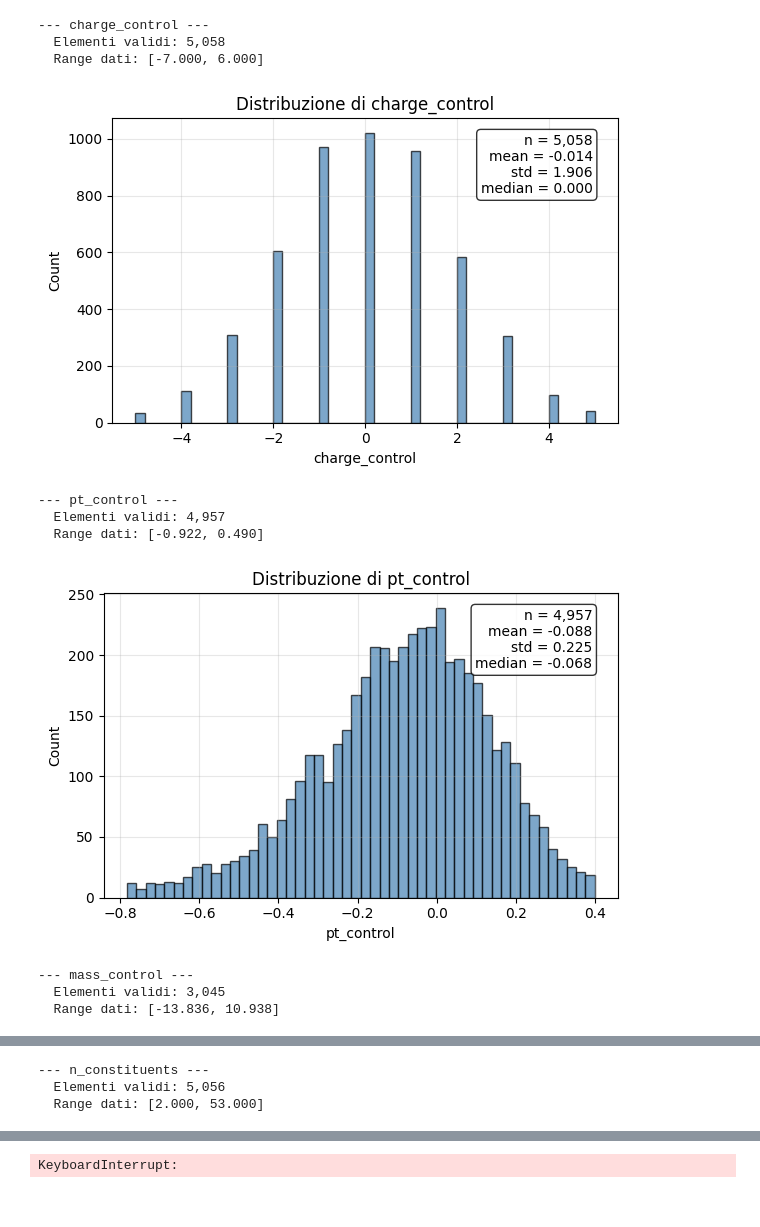
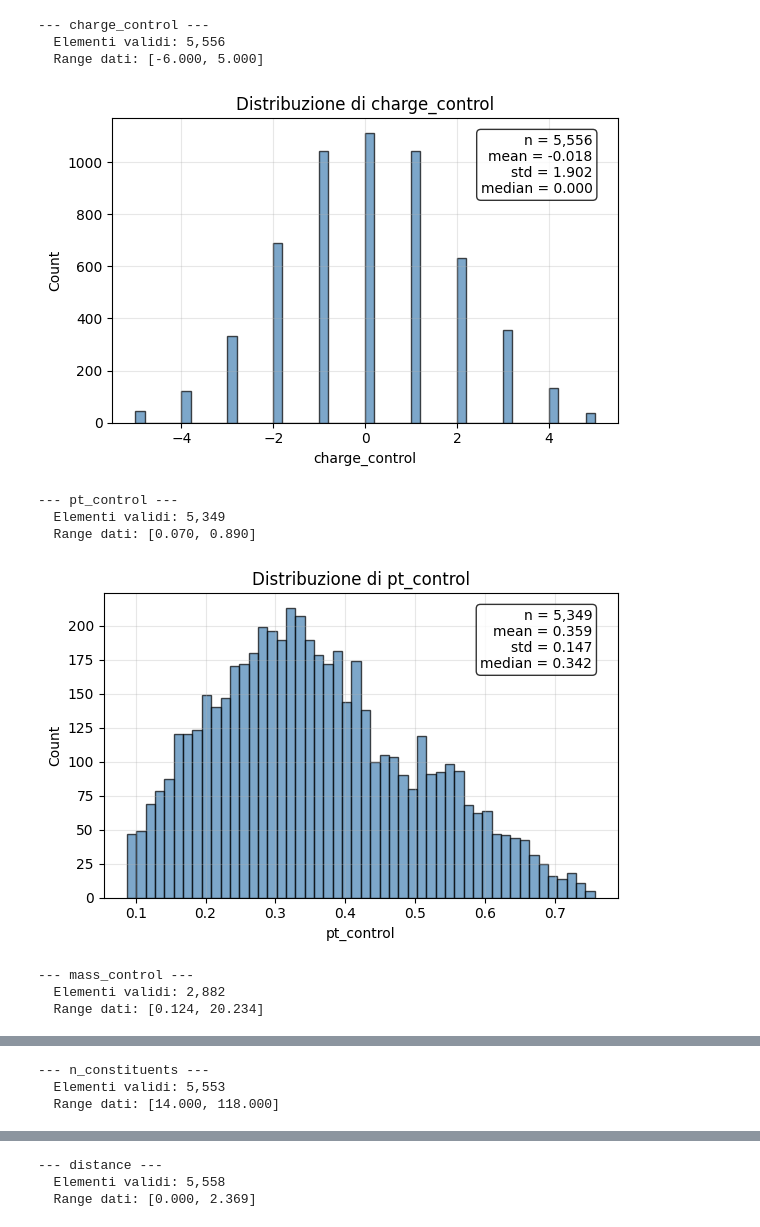
Before and after one commit to simoneyang0/Fundation-Model-for-Particle-Physics, a Jupyter notebook: collide2v/plot.ipynb, the cells around one changed output, grey strips where cells are left out. Saved outputs shown, nothing was run; the diff lists cells and outputs as text; code cells hidden in the pictures.

```diff
--- a/collide2v/plot.ipynb
+++ b/collide2v/plot.ipynb
@@ -7,8 +7,8 @@ import numpy as np
 # %%
 # Caricamento dati
 
-#file_path = "data/ZJetsToQQ_13TeV-madgraphMLM-pythia8-NEVENT10000-RS54000001.parquet"
-file_path = "data/WJetsToQQ_13TeV-madgraphMLM-pythia8-NEVENT10000-RS45000001.parquet"
+file_path = "data/ZJetsToQQ_13TeV-madgraphMLM-pythia8-NEVENT10000-RS54000001.parquet"
+#file_path = "data/WJetsToQQ_13TeV-madgraphMLM-pythia8-NEVENT10000-RS45000001.parquet"
 parameters = [
     # Jets
     "FullReco_JetAK4_PT",
@@ -156,19 +151,19 @@ maker_control.make_all_histograms(bins=50)
 # %%
-ddf_control = add_jet_control_parameters(ddf, min_jet_pt = 50, no_22 = True, no_neg_jet_m = False)
+ddf_control = add_jet_control_parameters(ddf, min_jet_pt = 50, no_22 = False, no_neg_jet_m = True)
 
 # Crea l'istogramma per parametri di controllo
 maker_control = SafeHistogramMaker(ddf_control, verbose=True)
 
 maker_control.make_all_histograms(bins=50)
 # %% [output]
 --- charge_control ---
-  Elementi validi: 5,058
-  Range dati: [-7.000, 6.000]
+  Elementi validi: 5,556
+  Range dati: [-6.000, 5.000]
-[figure, old version]
+[figure, new version]
 --- pt_control ---
-  Elementi validi: 4,957
-  Range dati: [-0.922, 0.490]
+  Elementi validi: 5,349
+  Range dati: [0.070, 0.890]
-[figure, old version]
+[figure, new version]
 --- mass_control ---
-  Elementi validi: 3,045
-  Range dati: [-13.836, 10.938]
+  Elementi validi: 2,882
+  Range dati: [0.124, 20.234]
@@ -176,3 +171,3 @@ maker_control.make_all_histograms(bins=50)
 --- n_constituents ---
-  Elementi validi: 5,056
-  Range dati: [2.000, 53.000]
+  Elementi validi: 5,553
+  Range dati: [14.000, 118.000]
@@ -180 +175,3 @@ maker_control.make_all_histograms(bins=50)
-KeyboardInterrupt:
+--- distance ---
+  Elementi validi: 5,558
+  Range dati: [0.000, 2.369]
```
Also changed, not shown: parts of 8 cells of this notebook, 16 other files.
